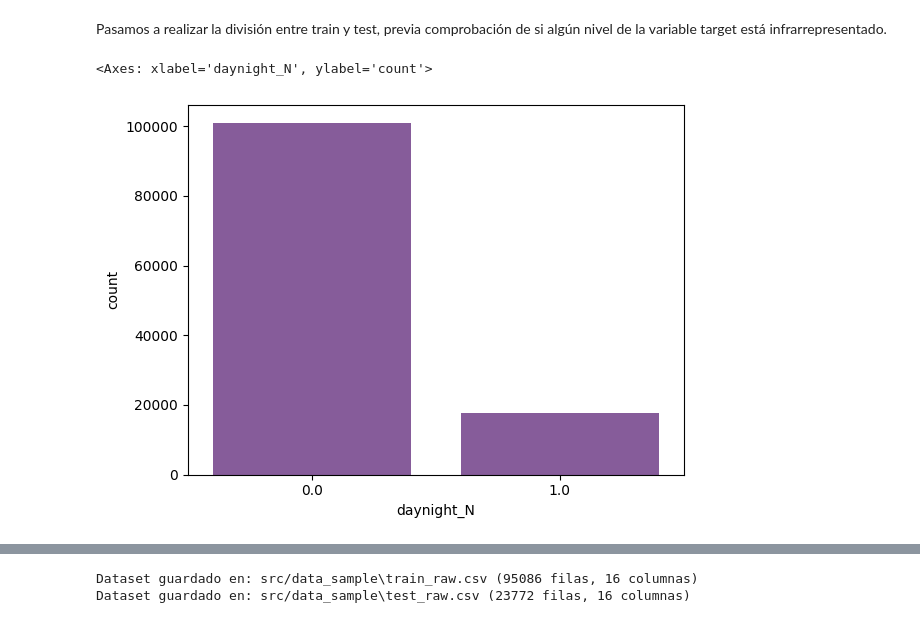
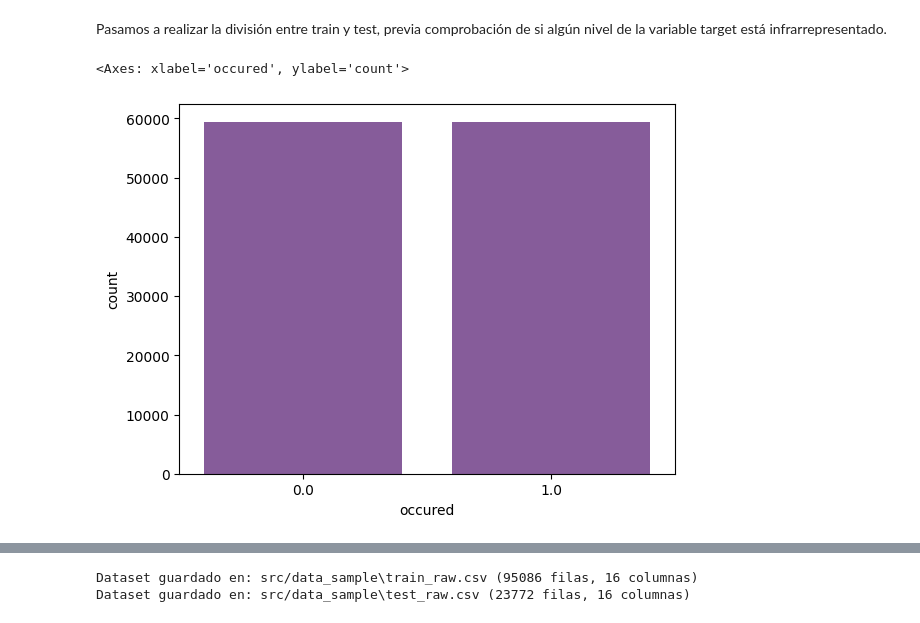
Before and after one commit to sgusmar/ML_proyecto_wildfAIre, a Jupyter notebook: main.ipynb, the cells around one changed output, grey strips where cells are left out. Cells and saved outputs as stored; diff of their text form; code cells hidden in the pictures.

```diff
--- a/main.ipynb
+++ b/main.ipynb
@@ -79,7 +79,7 @@ La variable target sería `occured`, siendo cero la no existencia de fuego y 1 l
 # %% [markdown]
 Pasamos a realizar la división entre train y test, previa comprobación de si algún nivel de la variable target está infrarrepresentado.
 # %%
-sns.countplot(data=fire_df, x='daynight_N', color=plt.cm.BuPu(0.7))
+sns.countplot(data=fire_df, x='occured', color=plt.cm.BuPu(0.7))
 # %% [output]
-<Axes: xlabel='daynight_N', ylabel='count'>
+<Axes: xlabel='occured', ylabel='count'>
-[figure, old version]
+[figure, new version]
```
Also changed, not shown: parts of 5 cells of this notebook.
